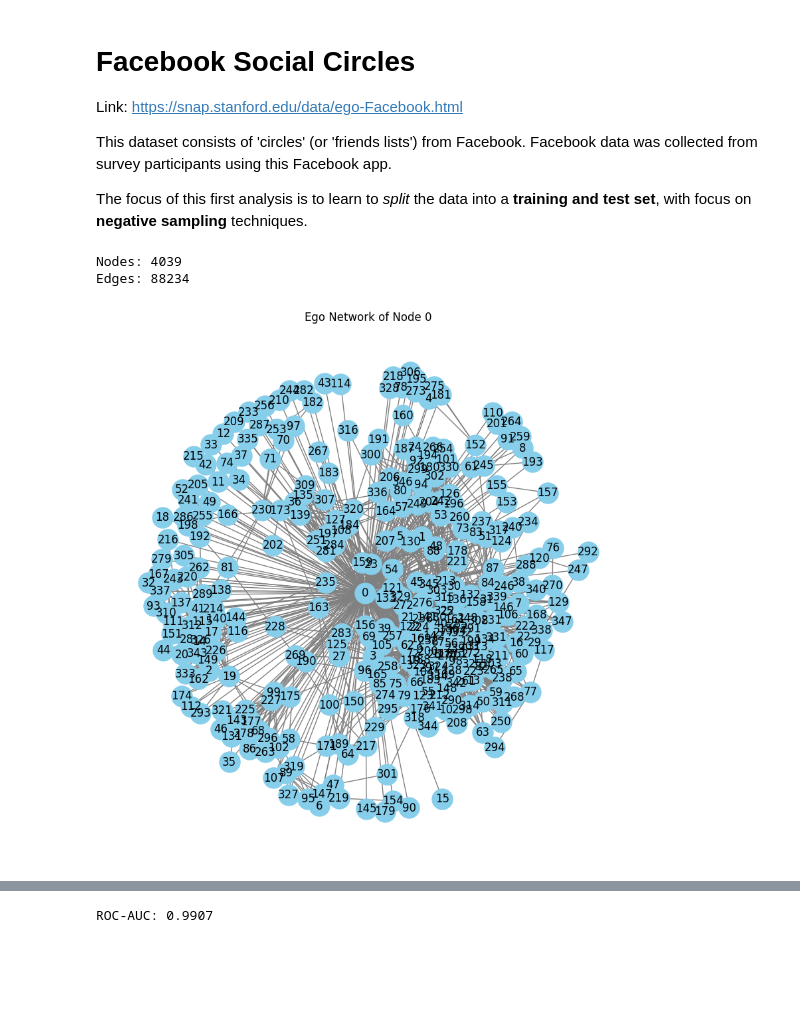
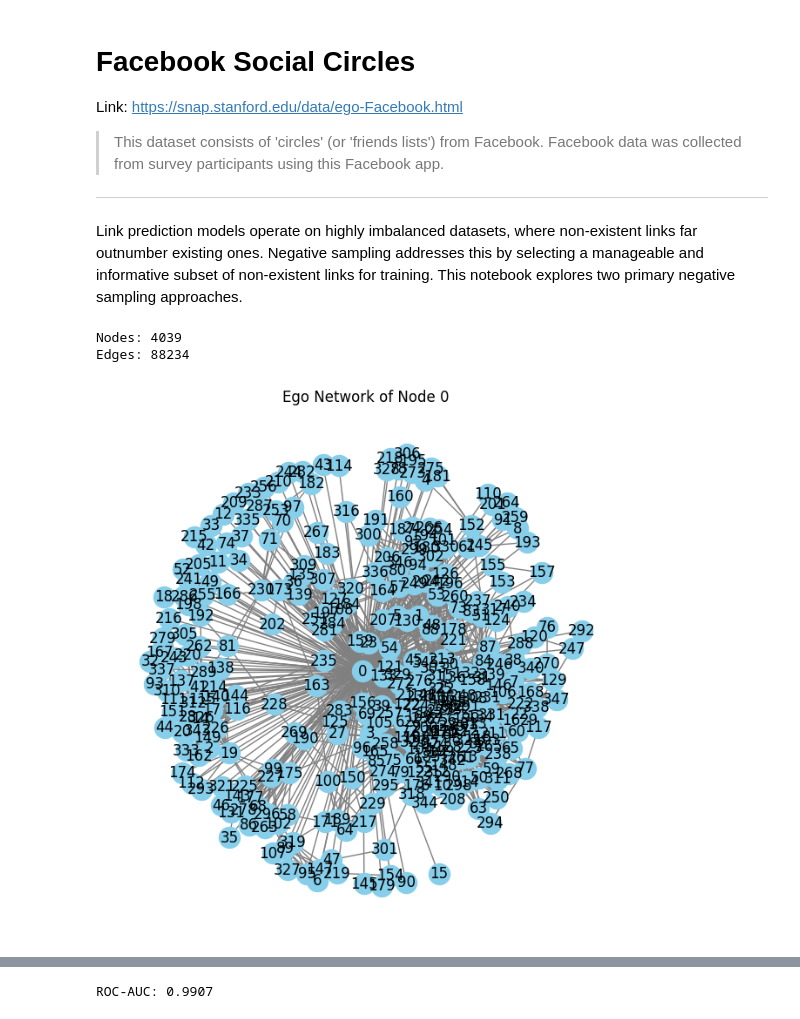
Before and after one commit to quelmitch/link-prediction-learning, a Jupyter notebook: 1_facebook_social_circles/classifier.ipynb, the cells around one changed output, grey strips where cells are left out. Drawn from its saved outputs; the diff is of its cells as text; code cells hidden in the pictures; blank space fills up the shorter version.

```diff
--- a/1_facebook_social_circles/classifier.ipynb
+++ b/1_facebook_social_circles/classifier.ipynb
@@ -2,9 +2,11 @@
 # Facebook Social Circles
 Link: https://snap.stanford.edu/data/ego-Facebook.html
 
-This dataset consists of 'circles' (or 'friends lists') from Facebook. Facebook data was collected from survey participants using this Facebook app.
+>This dataset consists of 'circles' (or 'friends lists') from Facebook. Facebook data was collected from survey participants using this Facebook app.
 
-The focus of this first analysis is to learn to *split* the data into a **training and test set**, with focus on **negative sampling** techniques.
+---
+
+Link prediction models operate on highly imbalanced datasets, where non-existent links far outnumber existing ones. Negative sampling addresses this by selecting a manageable and informative subset of non-existent links for training. This notebook explores two primary negative sampling approaches.
 # %%
 # Imports
 import networkx as nx
@@ -29,15 +31,15 @@ Edges: 88234
 # %%
 ## Draw the graph ##
 ## The ego network allow to easily analyze and understand local network structure ##
 
 ego = nx.ego_graph(G, 0) # Ego Network of node 0
 pos = nx.spring_layout(ego, seed=42) # Spring layout for better visualization
-plt.figure(figsize=(8, 8))
-nx.draw(ego, pos, with_labels=True, node_color='skyblue', edge_color='gray', node_size=500)
+plt.figure(figsize=(6, 6))
+nx.draw(ego, pos, with_labels=True, node_color='skyblue', edge_color='gray', node_size=300, )
 plt.title("Ego Network of Node 0")
 plt.show()
 # %% [output]
-[figure, old version]
+[figure, new version]
 # %%
 ## Define features ##
 
```
Also changed, not shown: parts of 14 cells of this notebook.
